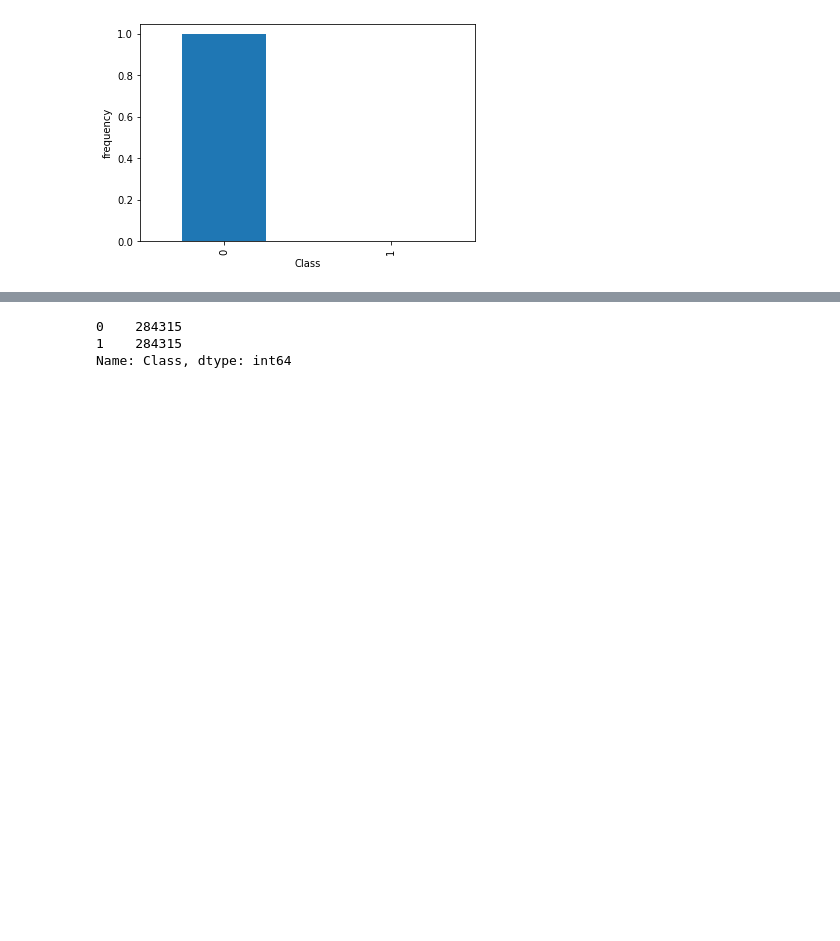
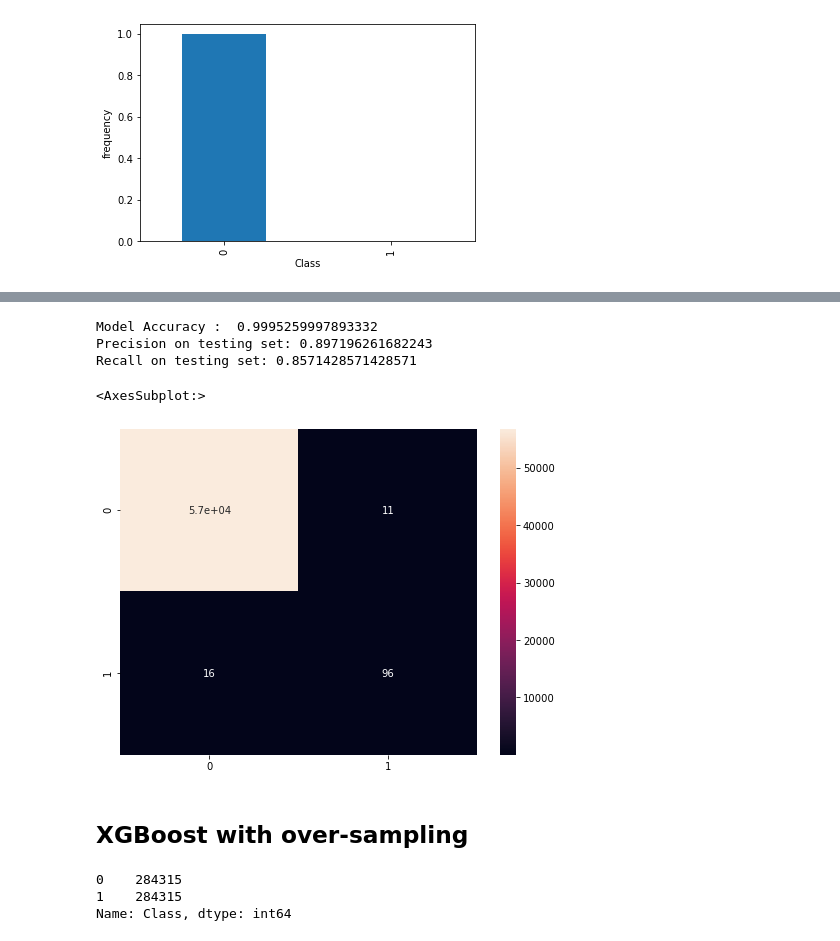
Before and after one commit to MouadNid01/Credit-card-fraud-detection-with-XGBoost, a Jupyter notebook: Notebook/Credit Card fraud detection with XGBoost.ipynb, the cells around one changed output, grey strips where cells are left out. Drawn from its saved outputs; the diff is of its cells as text; code cells hidden in the pictures; blank space fills up the shorter version.

Commit message:
Adding the models

```diff
--- a/Notebook/Credit Card fraud detection with XGBoost.ipynb
+++ b/Notebook/Credit Card fraud detection with XGBoost.ipynb
@@ -149 +164,25 @@ Recall on testing set: 0.8571428571428571
+# %%
+# calculating the different metrics.
+accuracy = accuracy_score(y_test, predictions)
+precision = precision_score(y_test, predictions)
+recall = recall_score(y_test, predictions)
+
+print("Model Accuracy : ", accuracy)
+print('Precision on testing set:', precision)
+print('Recall on testing set:', recall)
+# %% [output]
+Model Accuracy :  0.9995259997893332
+Precision on testing set: 0.897196261682243
+Recall on testing set: 0.8571428571428571
+# %%
+# plotting the confusion-matrix
+graph = confusion_matrix(y_test, predictions)
+plt.figure(figsize=(8, 6))
+ax= plt.subplot()
+sns.heatmap(graph, annot=True, ax = ax)
+# %% [output]
+<AxesSubplot:>
+[figure, added]
+# %% [markdown]
+## XGBoost with over-sampling
 # %%
```
Also changed, not shown: parts of 26 cells of this notebook, 2 other files.
